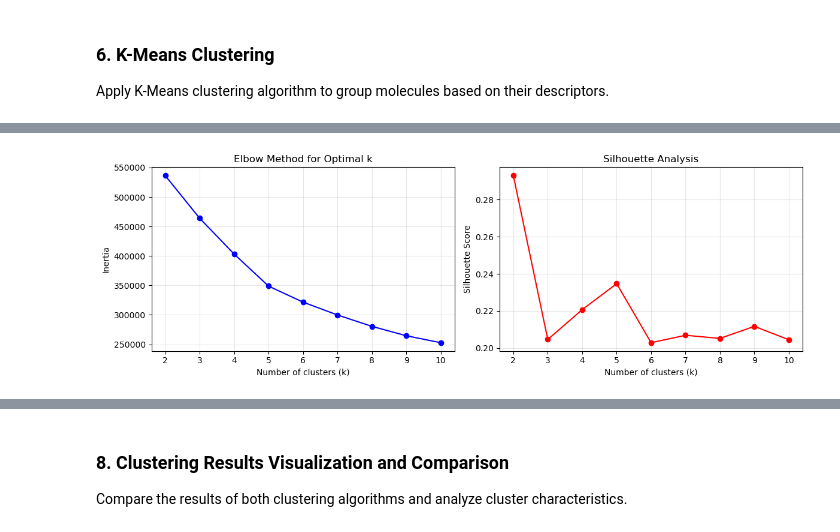
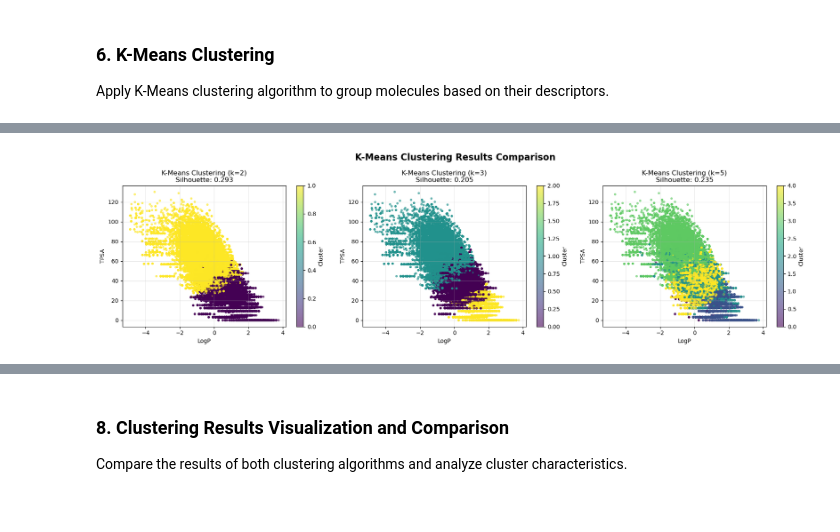
Before and after one commit to TalesMiguel/computational_intelligence_in_chemistry, a Jupyter notebook: molecular_descriptors_extraction.ipynb, the cells around one changed output, grey strips where cells are left out. Saved outputs shown, nothing was run; the diff lists cells and outputs as text; code cells hidden in the pictures.

Commit message:
different cluster size + hdbscan implementation

```diff
--- a/molecular_descriptors_extraction.ipynb
+++ b/molecular_descriptors_extraction.ipynb
@@ -282,57 +282,58 @@ Data ready for clustering analysis
 
 Apply K-Means clustering algorithm to group molecules based on their descriptors.
 # %%
-# Determine optimal number of clusters using elbow method
-k_range = range(2, 11)
-inertias = []
-silhouette_scores = []
+# Perform K-Means clustering with k=2, k=3, and k=5
+k_values = [2, 3, 5]
+kmeans_results = {}
 
-print("Finding optimal number of clusters for K-Means (elbow)...")
-for k in tqdm(k_range, desc="K-Means optimization"):
+print("\nPerforming K-Means clustering with different k values:")
+for k in k_values:
     kmeans = KMeans(n_clusters=k, random_state=42, n_init=10)
-    kmeans.fit(features_scaled)
-    inertias.append(kmeans.inertia_) ### Could limit k_range iteration depending on inertia behavior
-    ### low inertia diff (k, k-1, ..., k-n) --> stable silhouette scores --> no need to increase k further
-    sil_score = silhouette_score(features_scaled, kmeans.labels_)
-    silhouette_scores.append(sil_score)
+    labels = kmeans.fit_predict(features_scaled)
+    kmeans_results[k] = {
+        'model': kmeans,
+        'labels': labels,
+        'silhouette': silhouette_score(features_scaled, labels)
+    }
 
-# Plot elbow curve and silhouette scores
-fig, axes = plt.subplots(1, 2, figsize=(12, 4))
+    unique_clusters, cluster_counts = np.unique(labels, return_counts=True)
+    cluster_counts_dict = dict(zip(unique_clusters, cluster_counts))
 
-# Elbow curve
-axes[0].plot(k_range, inertias, 'bo-')
-axes[0].set_xlabel('Number of clusters (k)')
-axes[0].set_ylabel('Inertia')
-axes[0].set_title('Elbow Method for Optimal k')
-axes[0].grid(True, alpha=0.3)
+    print(f"\nK-Means with k={k}:")
+    print(f"  Silhouette score: {kmeans_results[k]['silhouette']:.3f}")
+    print(f"  Cluster distribution:")
+    for cluster, count in cluster_counts_dict.items():
+        percentage = (count / len(labels)) * 100
+        print(f"    Cluster {cluster}: {count} molecules ({percentage:.1f}%)")
 
-# Silhouette scores
-axes[1].plot(k_range, silhouette_scores, 'ro-')
-axes[1].set_xlabel('Number of clusters (k)')
-axes[1].set_ylabel('Silhouette Score')
-axes[1].set_title('Silhouette Analysis')
-axes[1].grid(True, alpha=0.3)
+# Plot clustering results for k=2, k=3, and k=5
+fig, axes = plt.subplots(1, 3, figsize=(18, 5))
 
+for i, k in enumerate(k_values):
+    labels = kmeans_results[k]['labels']
+    scatter = axes[i].scatter(scaled_df['logp'], scaled_df['tpsa'],
+                             c=labels, cmap='viridis', alpha=0.6, s=10)
+    axes[i].set_xlabel('LogP')
+    axes[i].set_ylabel('TPSA')
+    axes[i].set_title(f'K-Means Clustering (k={k})\nSilhouette: {kmeans_results[k]["silhouette"]:.3f}')
+    axes[i].grid(True, alpha=0.3)
+    plt.colorbar(scatter, ax=axes[i], label='Cluster')
+
+plt.suptitle('K-Means Clustering Results Comparison', fontsize=16, fontweight='bold')
 plt.tight_layout()
 plt.show()
 
-# Select optimal k (highest silhouette score)
-optimal_k = k_range[np.argmax(silhouette_scores)]
-print(f"Optimal number of clusters: {optimal_k}")
-print(f"Best silhouette score: {max(silhouette_scores):.3f}")
-
-# Apply K-Means with optimal k
-kmeans_final = KMeans(n_clusters=optimal_k, random_state=42, n_init=10)
-kmeans_labels = kmeans_final.fit_predict(features_scaled)
+# Use k=3 as the final clustering result for further analysis
+kmeans_final = kmeans_results[3]['model']
+kmeans_labels = kmeans_results[3]['labels']
 
 # Add cluster labels to dataframe
 scaled_df['kmeans_cluster'] = kmeans_labels
 
-# K-Means clustering completed")
-print(f"Cluster distribution:")
-# Use polars for efficient value counting
-cluster_counts_pl = pl.DataFrame({'cluster': kmeans_labels}).group_by('cluster').len().sort('cluster')
-cluster_counts_dict = dict(zip(cluster_counts_pl['cluster'], cluster_counts_pl['len']))
+print(f"\nUsing k=3 for final clustering analysis")
+print(f"Final cluster distribution:")
+unique_clusters, cluster_counts = np.unique(kmeans_labels, return_counts=True)
+cluster_counts_dict = dict(zip(unique_clusters, cluster_counts))
 for cluster, count in cluster_counts_dict.items():
     percentage = (count / len(kmeans_labels)) * 100
     print(f"  Cluster {cluster}: {count} molecules ({percentage:.1f}%)")
@@ -341 +358 @@ Finding optimal number of clusters for K-Means (elbow)...
-[figure, old version]
+[figure, new version]
```
Also changed, not shown: parts of 11 cells of this notebook, 1 other file.
